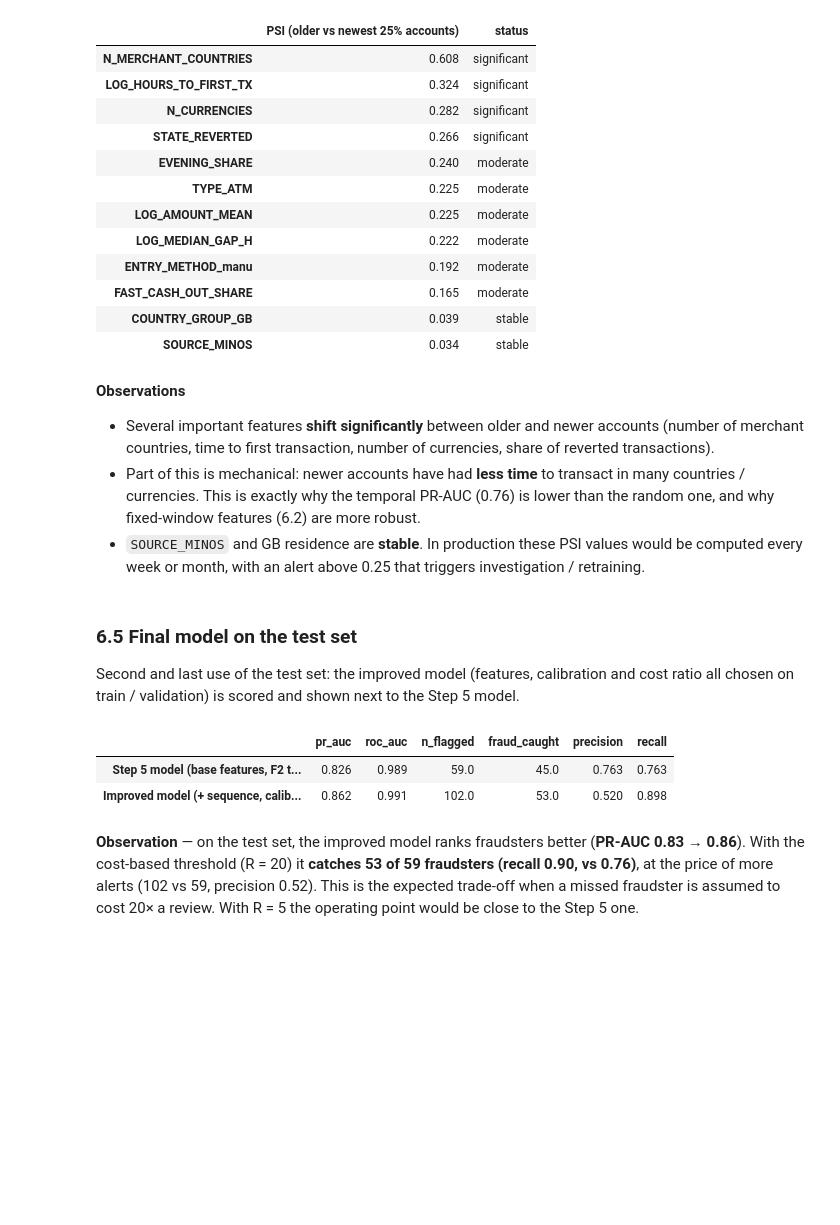
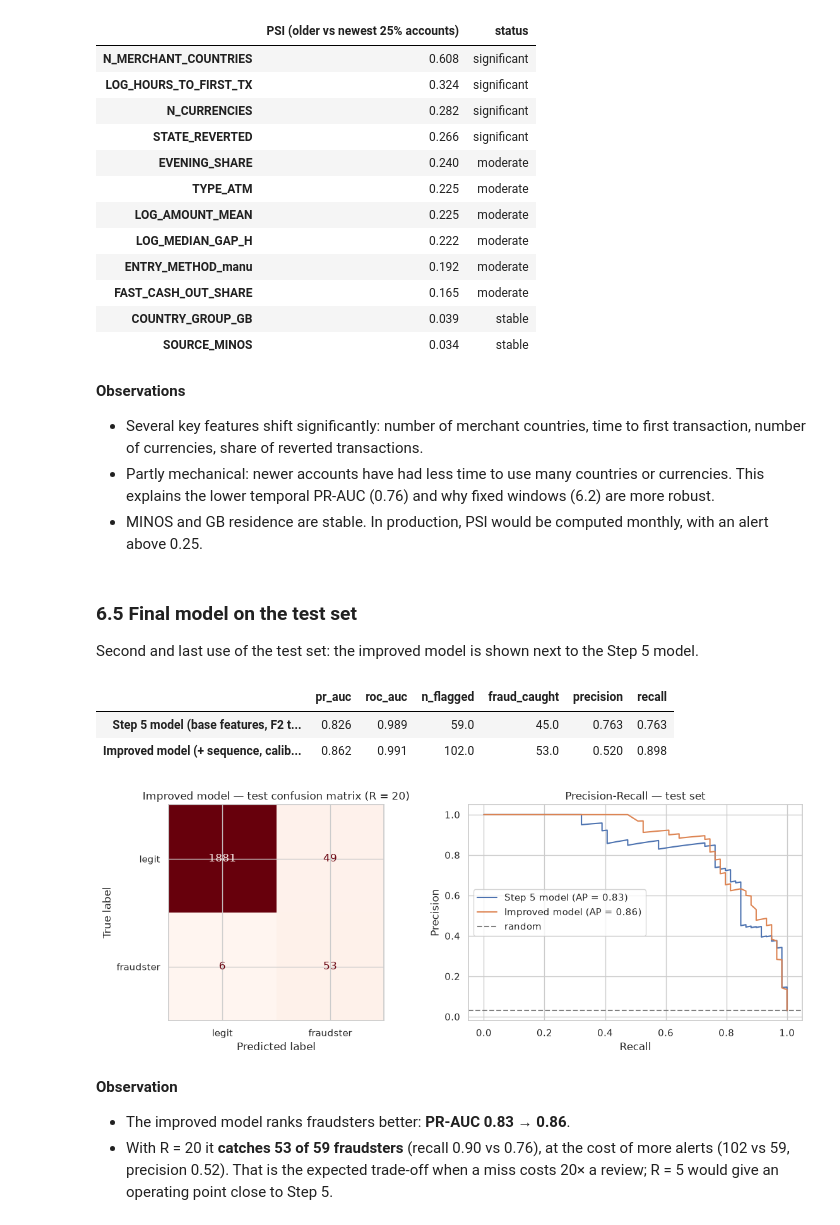
Before and after one commit to AmidNova/fraudster-detection, a Jupyter notebook: fraud_detection.ipynb, the cells around one changed output. Saved outputs shown, nothing was run; the diff lists cells and outputs as text; code cells hidden in the pictures; blank space fills up the shorter version.

```diff
--- a/fraud_detection.ipynb
+++ b/fraud_detection.ipynb
@@ -858,13 +822,13 @@ psi.round(3).to_frame().assign(status=pd.cut(psi, [-np.inf, 0.1, 0.25, np.inf],
 | SOURCE_MINOS | 0.034 | stable |
 # %% [markdown]
 **Observations**
-- Several important features **shift significantly** between older and newer accounts (number of merchant countries, time to first transaction, number of currencies, share of reverted transactions).
-- Part of this is mechanical: newer accounts have had **less time** to transact in many countries / currencies. This is exactly why the temporal PR-AUC (0.76) is lower than the random one, and why fixed-window features (6.2) are more robust.
-- `SOURCE_MINOS` and GB residence are **stable**. In production these PSI values would be computed every week or month, with an alert above 0.25 that triggers investigation / retraining.
+- Several key features shift significantly: number of merchant countries, time to first transaction, number of currencies, share of reverted transactions.
+- Partly mechanical: newer accounts have had less time to use many countries or currencies. This explains the lower temporal PR-AUC (0.76) and why fixed windows (6.2) are more robust.
+- MINOS and GB residence are stable. In production, PSI would be computed monthly, with an alert above 0.25.
 # %% [markdown]
 ### 6.5 Final model on the test set
 
-Second and last use of the test set: the improved model (features, calibration and cost ratio all chosen on train / validation) is scored and shown next to the Step 5 model.
+Second and last use of the test set: the improved model is shown next to the Step 5 model.
 # %%
 final_scores = calibrated_v2.predict_proba(X2_test)[:, 1]
 FINAL_RATIO = 20
@@ -883,8 +847,23 @@ pd.DataFrame({
 |  | pr_auc | roc_auc | n_flagged | fraud_caught | precision | recall |
 | Step 5 model (base features, F2 t... | 0.826 | 0.989 | 59.0 | 45.0 | 0.763 | 0.763 |
 | Improved model (+ sequence, calib... | 0.862 | 0.991 | 102.0 | 53.0 | 0.520 | 0.898 |
+# %%
+fig, axes = plt.subplots(1, 2, figsize=(12, 4.5))
+ConfusionMatrixDisplay(confusion_matrix(y_test, final_pred), display_labels=["legit", "fraudster"]).plot(
+    ax=axes[0], cmap="Reds", colorbar=False)
+axes[0].set_title(f"Improved model — test confusion matrix (R = {FINAL_RATIO})")
+for name, scores in [("Step 5 model", test_scores), ("Improved model", final_scores)]:
+    p, r, _ = precision_recall_curve(y_test, scores)
+    axes[1].plot(r, p, label=f"{name} (AP = {average_precision_score(y_test, scores):.2f})")
+axes[1].axhline(y_test.mean(), ls="--", c="grey", label="random")
+axes[1].set_xlabel("Recall"); axes[1].set_ylabel("Precision"); axes[1].set_title("Precision-Recall — test set")
+axes[1].legend(); plt.tight_layout(); plt.show()
+# %% [output]
+[figure, added]
 # %% [markdown]
-**Observation** — on the test set, the improved model ranks fraudsters better (**PR-AUC 0.83 → 0.86**). With the cost-based threshold (R = 20) it **catches 53 of 59 fraudsters (recall 0.90, vs 0.76)**, at the price of more alerts (102 vs 59, precision 0.52). This is the expected trade-off when a missed fraudster is assumed to cost 20× a review. With R = 5 the operating point would be close to the Step 5 one.
+**Observation**
+- The improved model ranks fraudsters better: **PR-AUC 0.83 → 0.86**.
+- With R = 20 it **catches 53 of 59 fraudsters** (recall 0.90 vs 0.76), at the cost of more alerts (102 vs 59, precision 0.52). That is the expected trade-off when a miss costs 20× a review; R = 5 would give an operating point close to Step 5.
 # %% [markdown]
 ## Conclusion
 
```
Also changed, not shown: parts of 27 cells of this notebook, 6 other files.
